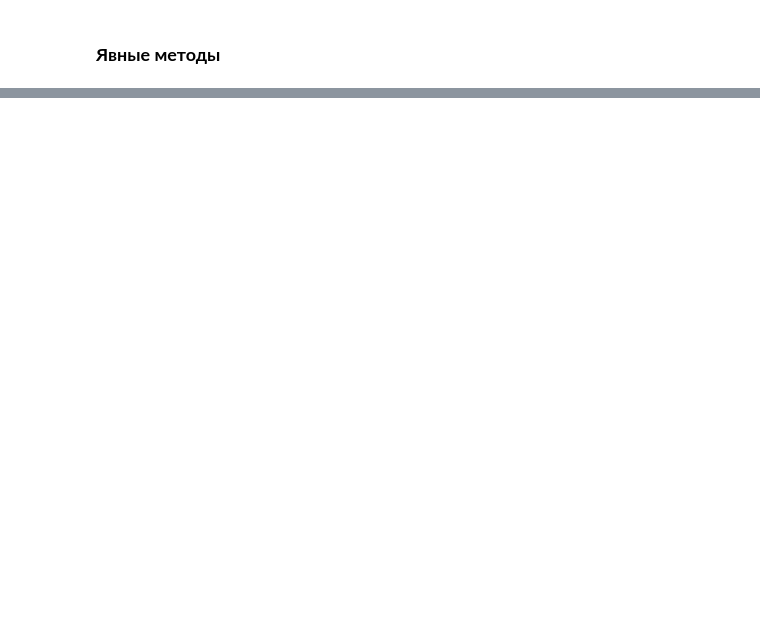
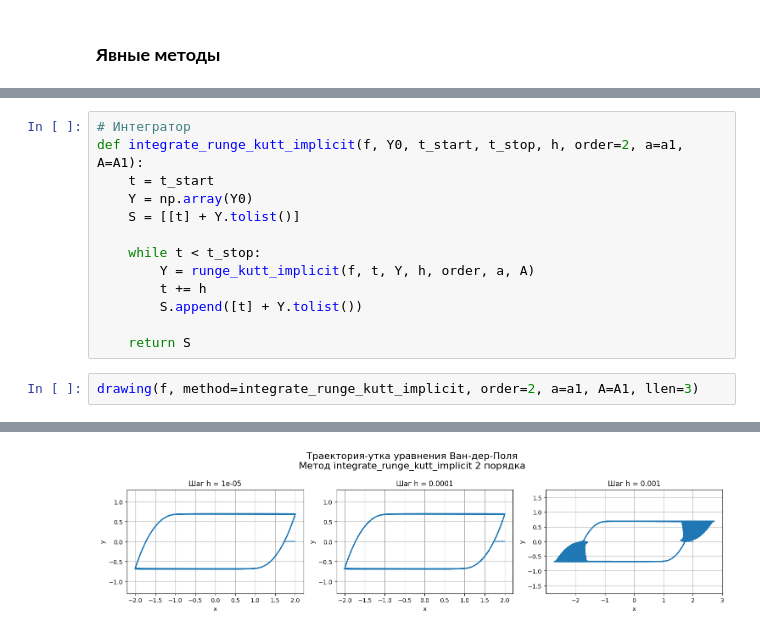
Before and after one commit to oncominglane/computational_mathematics, a Jupyter notebook: sem2/lab2/lab2.ipynb, the cells around one changed output, grey strips where cells are left out. Saved outputs shown, nothing was run; the diff lists cells and outputs as text; blank space fills up the shorter version.

```diff
--- a/sem2/lab2/lab2.ipynb
+++ b/sem2/lab2/lab2.ipynb
@@ -127,0 +427,16 @@ def drawing(method, order):
+# %%
+# Интегратор
+def integrate_runge_kutt_implicit(f, Y0, t_start, t_stop, h, order=2, a=a1, A=A1):
+    t = t_start
+    Y = np.array(Y0)
+    S = [[t] + Y.tolist()]
+
+    while t < t_stop:
+        Y = runge_kutt_implicit(f, t, Y, h, order, a, A)
+        t += h
+        S.append([t] + Y.tolist())
+
+    return S
+# %%
+drawing(f, method=integrate_runge_kutt_implicit, order=2, a=a1, A=A1, llen=3)
+# %% [output]
@@ -127,0 +460 @@ def drawing(method, order):
+[figure, added]
```
Also changed, not shown: parts of 28 cells of this notebook.
